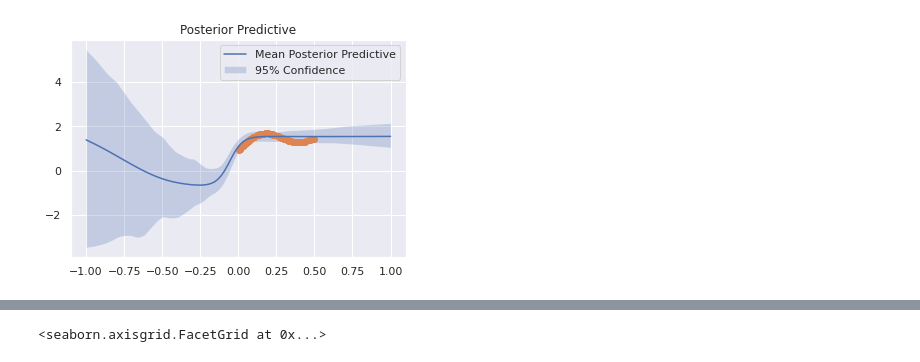
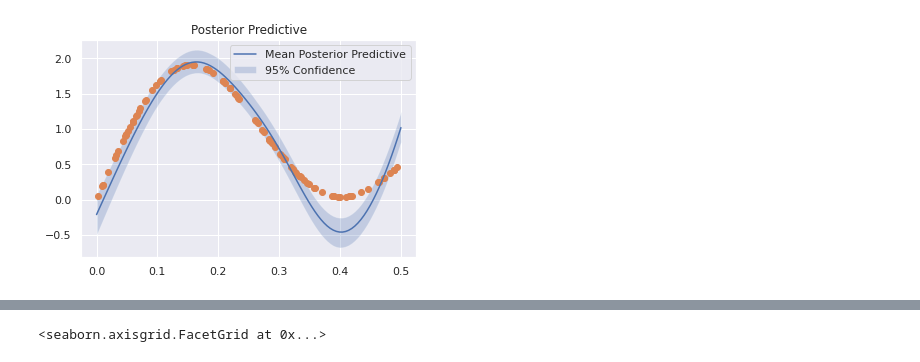
Before and after one commit to chengziqiang/Bayes-Federated-Leanrning, a Jupyter notebook: test.ipynb, the cells around one changed output, grey strips where cells are left out. Cells and saved outputs as stored; diff of their text form; code cells hidden in the pictures.

```diff
--- a/test.ipynb
+++ b/test.ipynb
@@ -282,14 +281,17 @@ class MLP_BBB(nn.Module):
         # calculate the negative elbo (which is our loss function)
         loss = log_post - log_prior - log_like
         return loss
+# %%
+def toy_function(x, noisy=0):
+    return x + np.sin(2*np.pi*(x+noisy)) +   np.sin(4*np.pi*(x+noisy)) + noisy
 # %%
 np.random.seed(0)
-data_x = np.random.rand(100) / 2
+data_x = np.random.rand(100).astype("float32")  / 2
 noisy = np.random.normal(100) /100
 data_y = data_x + 0.3 * np.sin(2*np.pi*(data_x+noisy)) + 0.3 * np.sin(4*np.pi*(data_x+noisy)) + noisy
 data_x = data_x.reshape(-1,1)
 data_y = data_y.reshape(-1,1)
-# data_y = toy_function(data_x)
+data_y = toy_function(data_x)
 
 data_x = torch.Tensor(data_x).to(device)
 data_y = torch.Tensor(data_y).to(device)
@@ -299,7 +301,7 @@ noisy = np.random.normal(100) /100
 val_y = val_x + 0.3 * np.sin(2*np.pi*(val_x+noisy)) + 0.3 * np.sin(4*np.pi*(val_x+noisy)) + noisy
 val_x = val_x.reshape(-1,1)
 val_y = val_y.reshape(-1,1)
-# val_y = toy_function(val_x)
+val_y = toy_function(val_x)
 val_x = torch.Tensor(val_x).to(device)
 val_y = torch.Tensor(val_y).to(device)
 valloader = DataLoader(TensorDataset(val_x, val_y),  batch_size=50, shuffle=True)
@@ -313,8 +321,8 @@ torch.manual_seed(0)
 torch.cuda.manual_seed_all(0)
 np.random.seed(0)
 
-net = MLP_BBB(50, prior_var=20).to(device)
-# net = ToyNet().to(device)
+# net = MLP_BBB(32, prior_var=10).to(device)
+net = ToyNetL(funcName="Sigmoid", noise_tol=1., prior_var=10., a=.0, b=2).to(device)
 net.train()
 optimizer = torch.optim.Adam(net.parameters(), lr=.1)
 # optimizer = torch.optim.SGD(net.parameters(), lr=.1)
@@ -323,8 +331,11 @@ epochs = 5000
 for epoch in range(epochs):  # loop over the dataset multiple times
     optimizer.zero_grad()
     # forward + backward + optimize
-    loss = net.sample_elbo(input=data_x, target=data_y, samples=1)
+    log_prior, log_post, log_like, outputs = net.sample_elbo(input=data_x, target=data_y, samples=1)
+    loss = log_post - log_prior - log_like
+#     loss =  net.sample_elbo(input=data_x, target=data_y, samples=1)
     loss.backward()
+    nn.utils.clip_grad_norm_(net.parameters(), 5)
     optimizer.step()
     if epoch % 10 == 0:
         print('epoch: {}/{}'.format(epoch+1,epochs))
@@ -351,20 +362,20 @@ Wall time: 14.8 s
 # %%
 samples = 100
 # net.sample()
 net.eval()
-x_tmp = torch.linspace(-1,1,100).reshape(-1,1)
+x_tmp = torch.linspace(0,0.5,100).reshape(-1,1)
 y_samp = np.zeros((samples,100))
 for s in range(samples):
     y_tmp = net(x_tmp).detach().numpy()
     y_samp[s] = y_tmp.reshape(-1)
 plt.plot(x_tmp.numpy(), np.mean(y_samp, axis = 0), label='Mean Posterior Predictive')
 plt.fill_between(x_tmp.numpy().reshape(-1), np.percentile(y_samp, 2.5, axis = 0), np.percentile(y_samp, 97.5, axis = 0), alpha = 0.25, label='95% Confidence')
 plt.legend()
 plt.scatter(data_x,data_y)
 plt.title('Posterior Predictive')
 plt.show()
 # %% [output]
-[figure, old version]
+[figure, new version]
 # %%
 %%time
 for epoch in range(5000):
```
Also changed, not shown: parts of 5 cells of this notebook, 12 other files.
